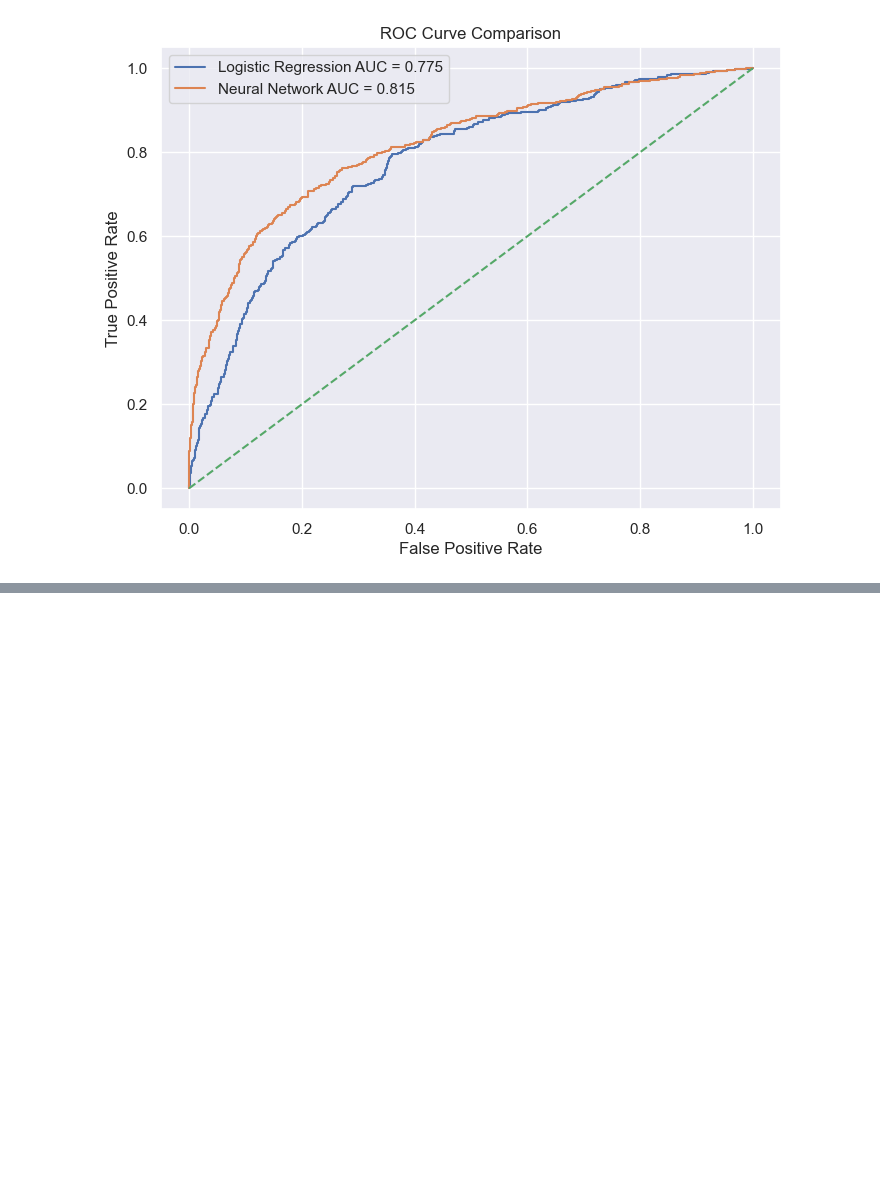
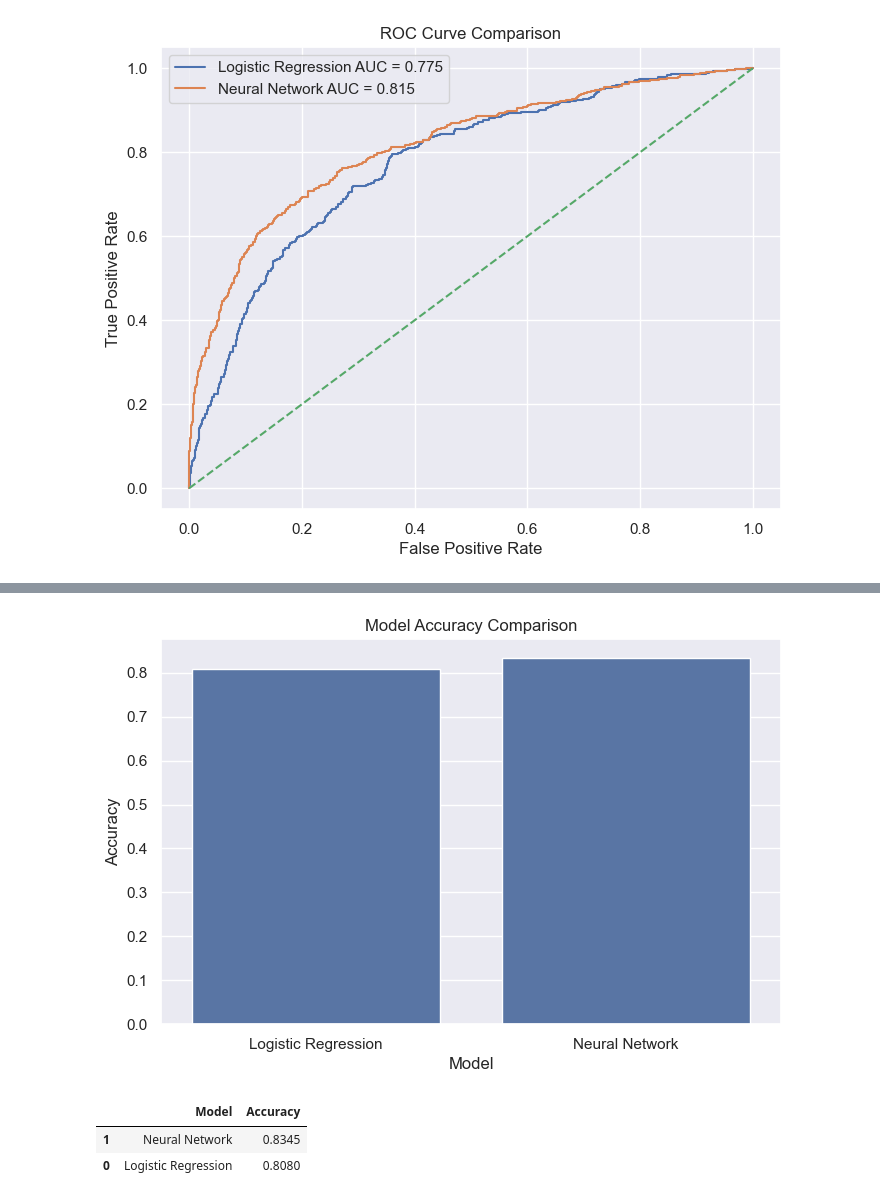
Before and after one commit to Bitttu4/Customer-Churn-Prediction, a Jupyter notebook: notebooks/ Customer_Churn_Prediction.ipynb, the cells around one changed output, grey strips where cells are left out. Saved outputs shown, nothing was run; the diff lists cells and outputs as text; code cells hidden in the pictures; blank space fills up the shorter version.

```diff
--- a/notebooks/ Customer_Churn_Prediction.ipynb
+++ b/notebooks/ Customer_Churn_Prediction.ipynb
@@ -653,0 +728,36 @@ plt.show()
+# %%
+#Accuracy Comaprision Chart
+plt.figure(figsize=(8,5))
+
+sns.barplot(
+    x='Model',
+    y='Accuracy',
+    data=comparison
+)
+
+plt.title(
+    "Model Accuracy Comparison"
+)
+
+plt.ylabel(
+    "Accuracy"
+)
+
+plt.savefig(
+    "../images/model_comparison.png",
+    bbox_inches='tight'
+)
+
+plt.show()
+# %% [output]
+[figure, added]
+# %%
+#Comparision Table
+comparison.sort_values(
+    by='Accuracy',
+    ascending=False
+)
+# %% [output]
+|  | Model | Accuracy |
+| 1 | Neural Network | 0.8345 |
+| 0 | Logistic Regression | 0.8080 |
```
Also changed, not shown: parts of 6 cells of this notebook, 2 other files.
